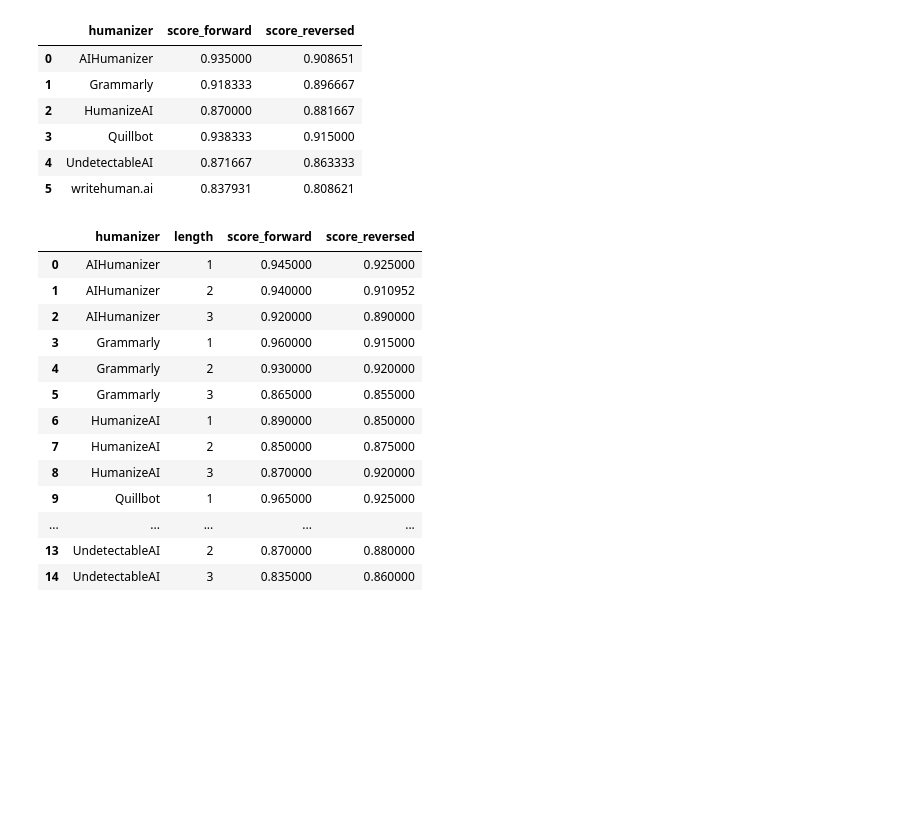
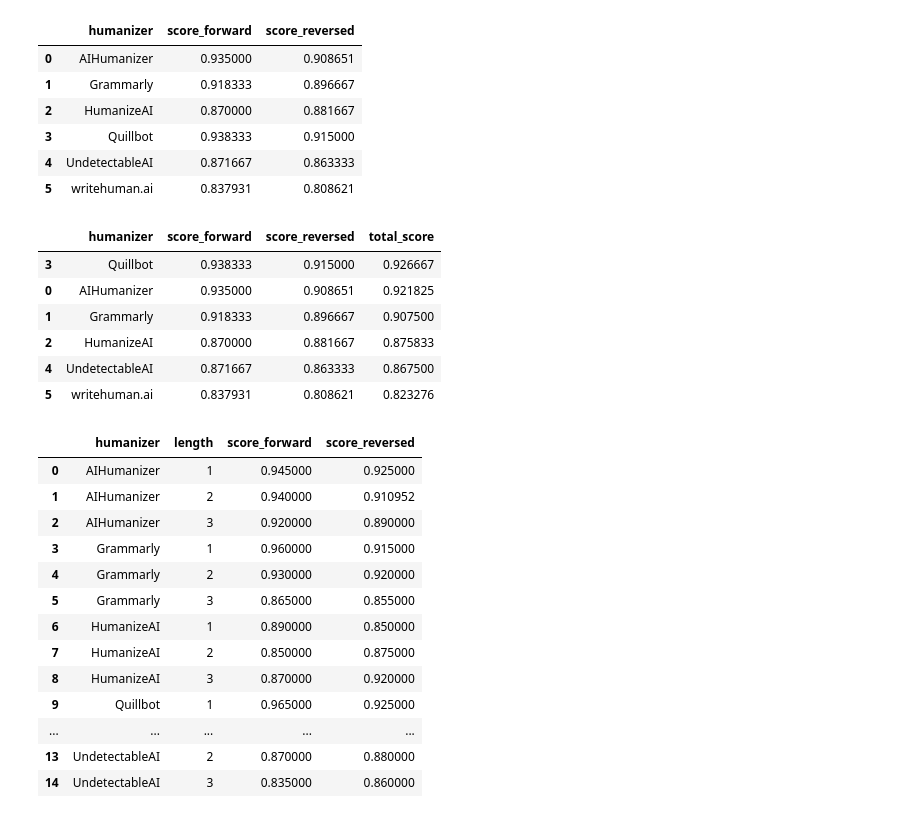
Before and after one commit to warit-tee/FYP, a Jupyter notebook: factual/fact.ipynb, the cells around one changed output. Cells and saved outputs as stored; diff of their text form; code cells hidden in the pictures; blank space fills up the shorter version.

```diff
--- a/factual/fact.ipynb
+++ b/factual/fact.ipynb
@@ -669,6 +671,18 @@ df_humanizer
 | 3 | Quillbot | 0.938333 | 0.915000 |
 | 4 | UndetectableAI | 0.871667 | 0.863333 |
 | 5 | writehuman.ai | 0.837931 | 0.808621 |
+# %%
+df_humanizer['total_score'] = (df_humanizer['score_forward'] + df_humanizer['score_reversed'])/2
+df_humanizer.sort_values('total_score', ascending=False, inplace=True)
+df_humanizer
+# %% [output]
+|  | humanizer | score_forward | score_reversed | total_score |
+| 3 | Quillbot | 0.938333 | 0.915000 | 0.926667 |
+| 0 | AIHumanizer | 0.935000 | 0.908651 | 0.921825 |
+| 1 | Grammarly | 0.918333 | 0.896667 | 0.907500 |
+| 2 | HumanizeAI | 0.870000 | 0.881667 | 0.875833 |
+| 4 | UndetectableAI | 0.871667 | 0.863333 | 0.867500 |
+| 5 | writehuman.ai | 0.837931 | 0.808621 | 0.823276 |
 # %%
 # group by humanizer and length
 df_humanizer_length = df.groupby(['humanizer', 'length']).agg({'score_forward': 'mean', 'score_reversed': 'mean'}).reset_index()
```
Also changed, not shown: parts of 8 cells of this notebook, 5 other files.
